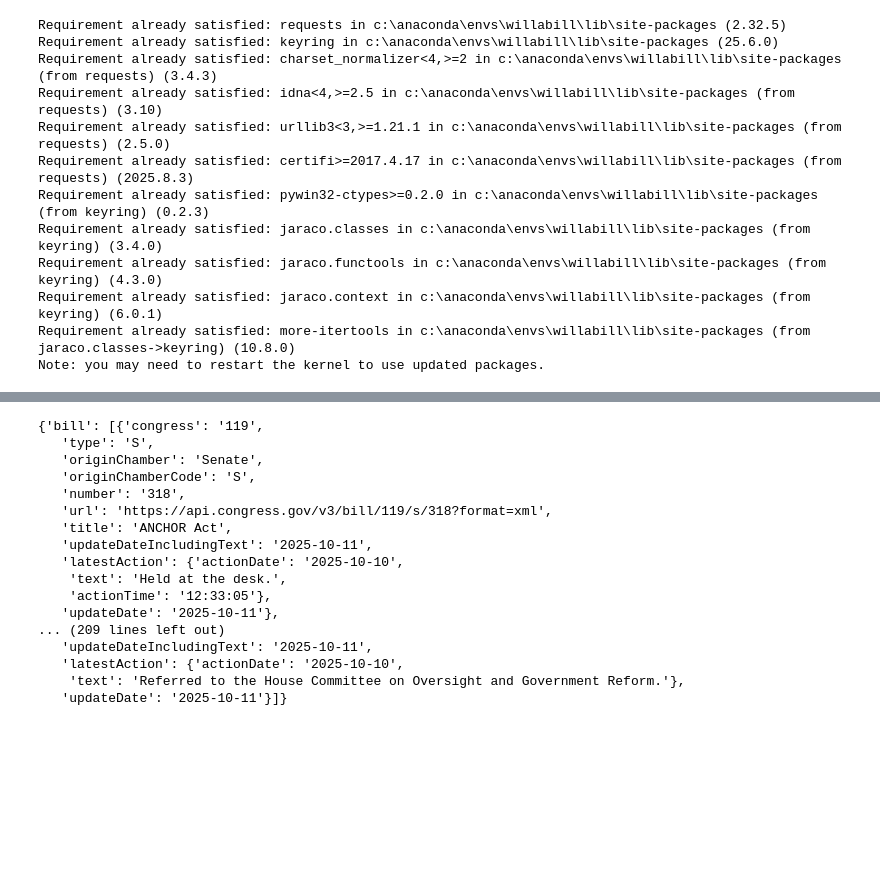
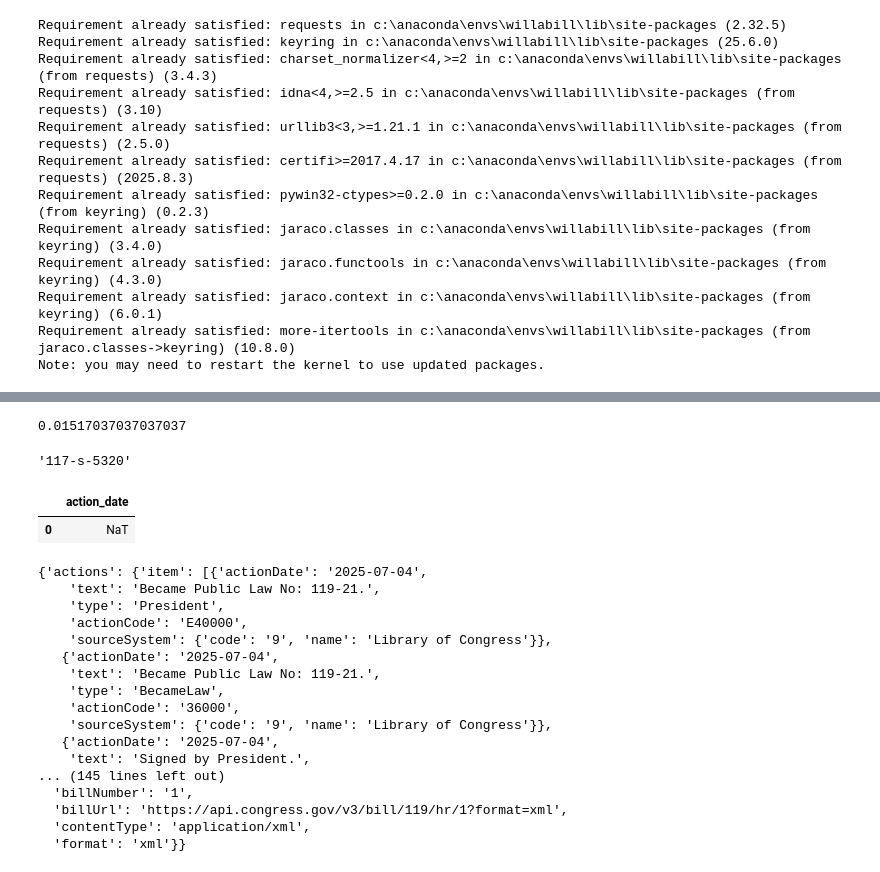
Before and after one commit to Erdos-Projects/fall-2025-will-the-bill-make-it-through-capitol-hill, a Jupyter notebook: Data/notebooks/extract_congress_test.ipynb, the cells around one changed output, grey strips where cells are left out. Drawn from its saved outputs; the diff is of its cells as text; code cells hidden in the pictures; blank space fills up the shorter version.

```diff
--- a/Data/notebooks/extract_congress_test.ipynb
+++ b/Data/notebooks/extract_congress_test.ipynb
@@ -55,20 +39,39 @@ bills_dict
 # %%
+df = pd.read_csv('congress_bills.csv')
-# %% [output]
-{'bill': [{'congress': '119',
-   'type': 'S',
-   'originChamber': 'Senate',
-   'originChamberCode': 'S',
-   'number': '318',
-   'url': 'https://api.congress.gov/v3/bill/119/s/318?format=xml',
-   'title': 'ANCHOR Act',
-   'updateDateIncludingText': '2025-10-11',
-   'latestAction': {'actionDate': '2025-10-10',
-    'text': 'Held at the desk.',
-    'actionTime': '12:33:05'},
-   'updateDate': '2025-10-11'},
-... (209 lines left out)
-   'updateDateIncludingText': '2025-10-11',
-   'latestAction': {'actionDate': '2025-10-10',
-    'text': 'Referred to the House Committee on Oversight and Government Reform.'},
-   'updateDate': '2025-10-11'}]}
+# %%
+len(df[df.became_law == True])/len(df)
+# %% [output]
+0.01517037037037037
+# %%
+url = df.iloc[0]['url'][28:]
+id = url[5:-11].replace('/','-')
+id
+# %% [output]
+'117-s-5320'
+# %%
+pd.DataFrame({'action_date': [pd.NaT]})
+# %% [output]
+|  | action_date |
+| 0 | NaT |
+# %%
+data, _ = client.get('bill/119/hr/1/actions?format=xml')
+xmltodict.parse(data)['api-root']
+# %% [output]
+{'actions': {'item': [{'actionDate': '2025-07-04',
+    'text': 'Became Public Law No: 119-21.',
+    'type': 'President',
+    'actionCode': 'E40000',
+    'sourceSystem': {'code': '9', 'name': 'Library of Congress'}},
+   {'actionDate': '2025-07-04',
+    'text': 'Became Public Law No: 119-21.',
+    'type': 'BecameLaw',
+    'actionCode': '36000',
+    'sourceSystem': {'code': '9', 'name': 'Library of Congress'}},
+   {'actionDate': '2025-07-04',
+    'text': 'Signed by President.',
+... (145 lines left out)
+  'billNumber': '1',
+  'billUrl': 'https://api.congress.gov/v3/bill/119/hr/1?format=xml',
+  'contentType': 'application/xml',
+  'format': 'xml'}}
 # %%
```
Also changed, not shown: parts of 5 cells of this notebook, 1 other file.
